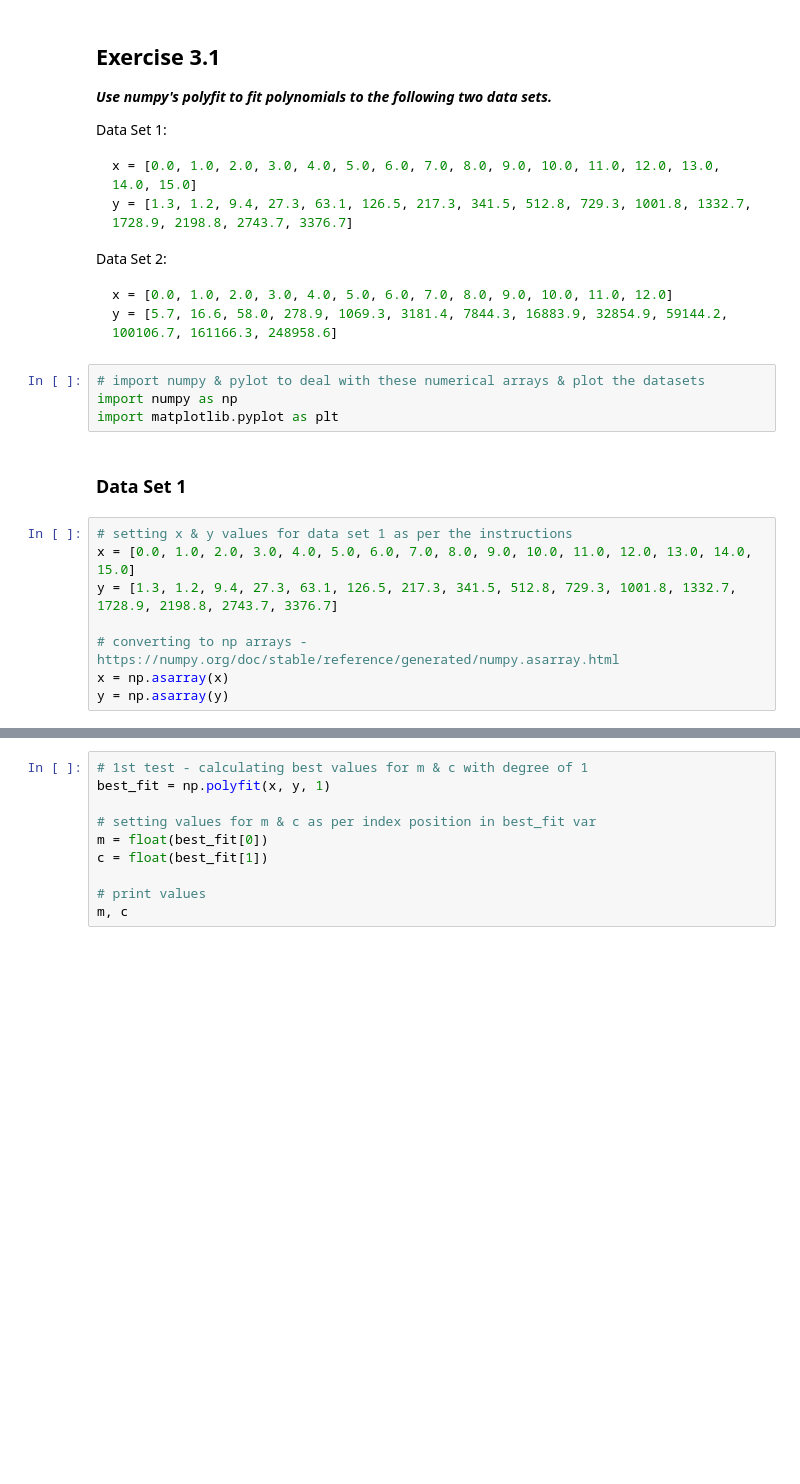
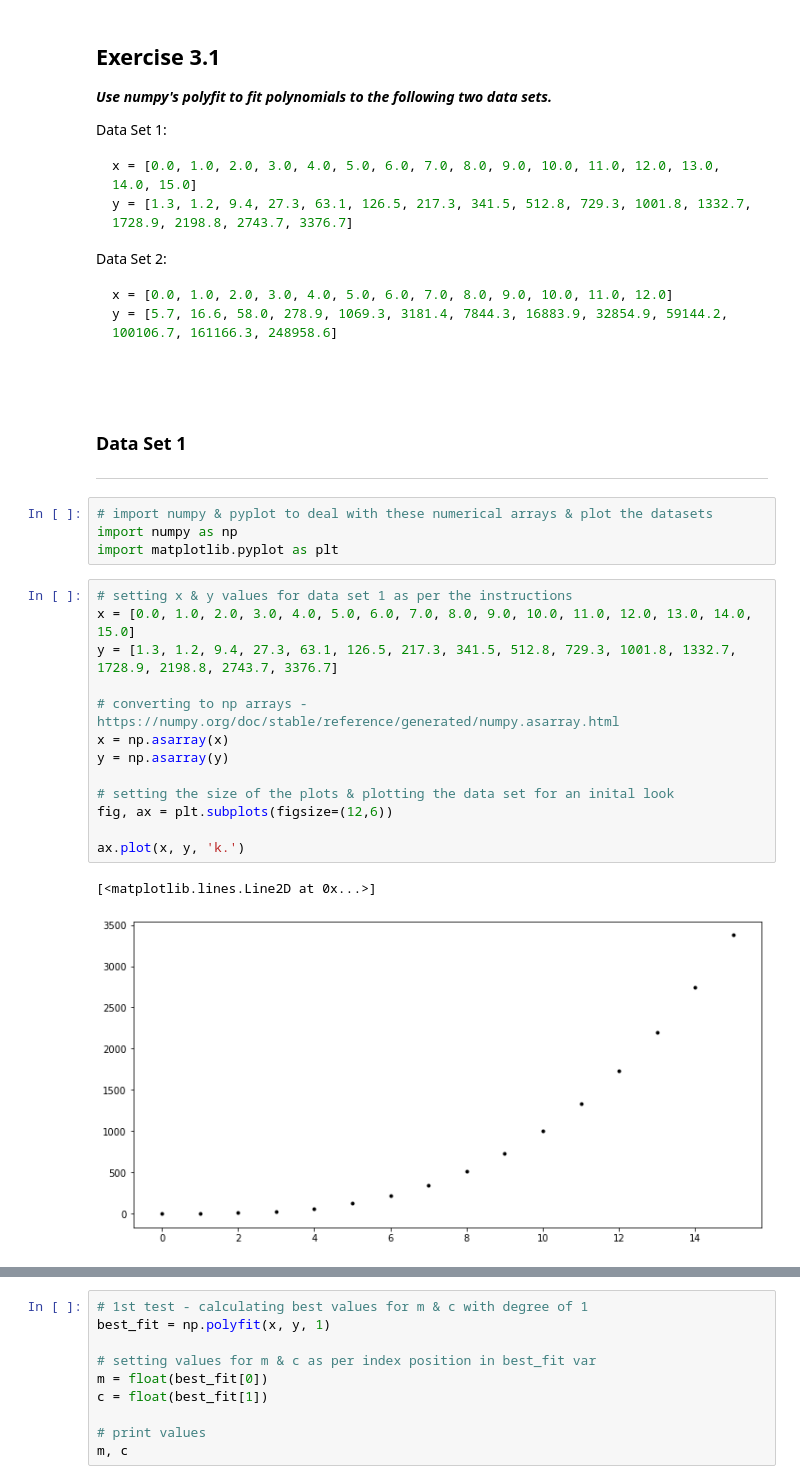
Before and after one commit to G00398258/machinelearningstats-portfolio, a Jupyter notebook: Exercises/03-parameters-exercises.ipynb, the cells around one changed output, grey strips where cells are left out. Drawn from its saved outputs; the diff is of its cells as text; blank space fills up the shorter version.

````diff
--- a/Exercises/03-parameters-exercises.ipynb
+++ b/Exercises/03-parameters-exercises.ipynb
@@ -16,17 +16,28 @@ Data Set 2:
 x = [0.0, 1.0, 2.0, 3.0, 4.0, 5.0, 6.0, 7.0, 8.0, 9.0, 10.0, 11.0, 12.0]
 y = [5.7, 16.6, 58.0, 278.9, 1069.3, 3181.4, 7844.3, 16883.9, 32854.9, 59144.2, 100106.7, 161166.3, 248958.6]
 ```
+# %% [markdown]
+<br>
+# %% [markdown]
+### Data Set 1
+***
 # %%
-# import numpy & pylot to deal with these numerical arrays & plot the datasets
+# import numpy & pyplot to deal with these numerical arrays & plot the datasets
 import numpy as np
 import matplotlib.pyplot as plt
-# %% [markdown]
-### Data Set 1
 # %%
 # setting x & y values for data set 1 as per the instructions
 x = [0.0, 1.0, 2.0, 3.0, 4.0, 5.0, 6.0, 7.0, 8.0, 9.0, 10.0, 11.0, 12.0, 13.0, 14.0, 15.0]
 y = [1.3, 1.2, 9.4, 27.3, 63.1, 126.5, 217.3, 341.5, 512.8, 729.3, 1001.8, 1332.7, 1728.9, 2198.8, 2743.7, 3376.7]
 
 # converting to np arrays - https://numpy.org/doc/stable/reference/generated/numpy.asarray.html
 x = np.asarray(x)
 y = np.asarray(y)
+
+# setting the size of the plots & plotting the data set for an inital look
+fig, ax = plt.subplots(figsize=(12,6))
+
+ax.plot(x, y, 'k.')
+# %% [output]
+[<matplotlib.lines.Line2D at 0x...>]
+[figure, added]
````
Also changed, not shown: parts of 24 cells of this notebook.
